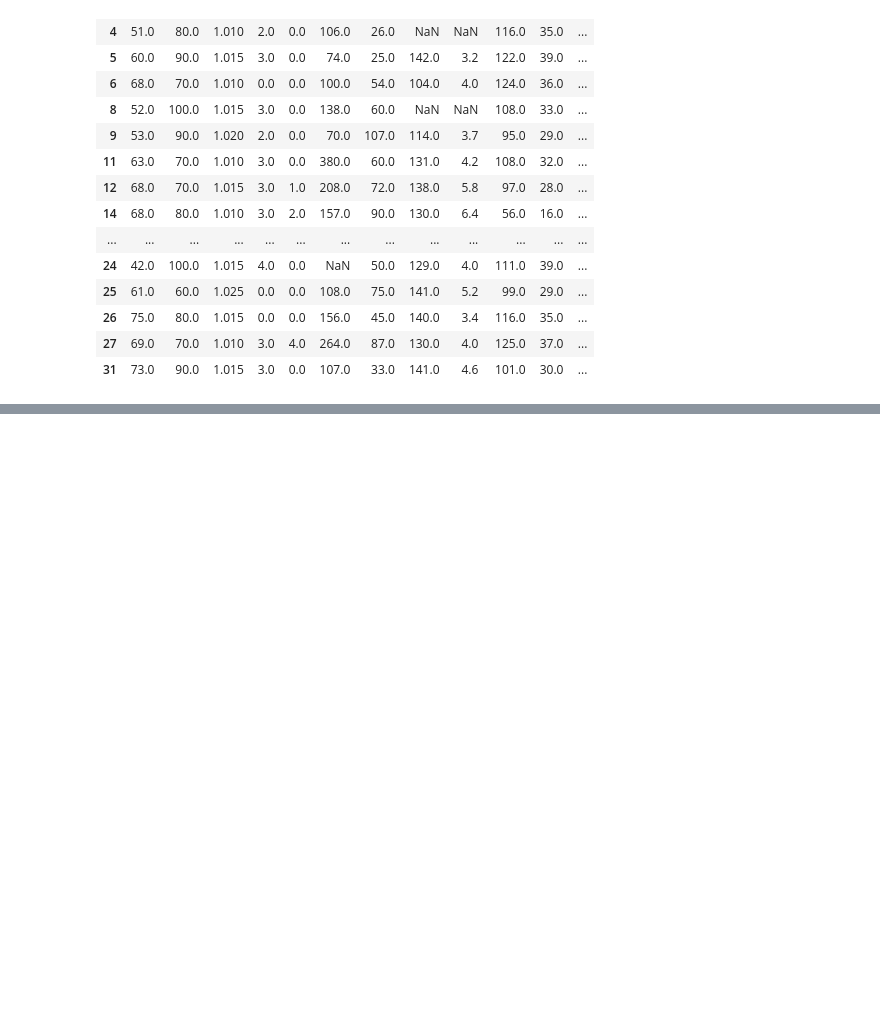
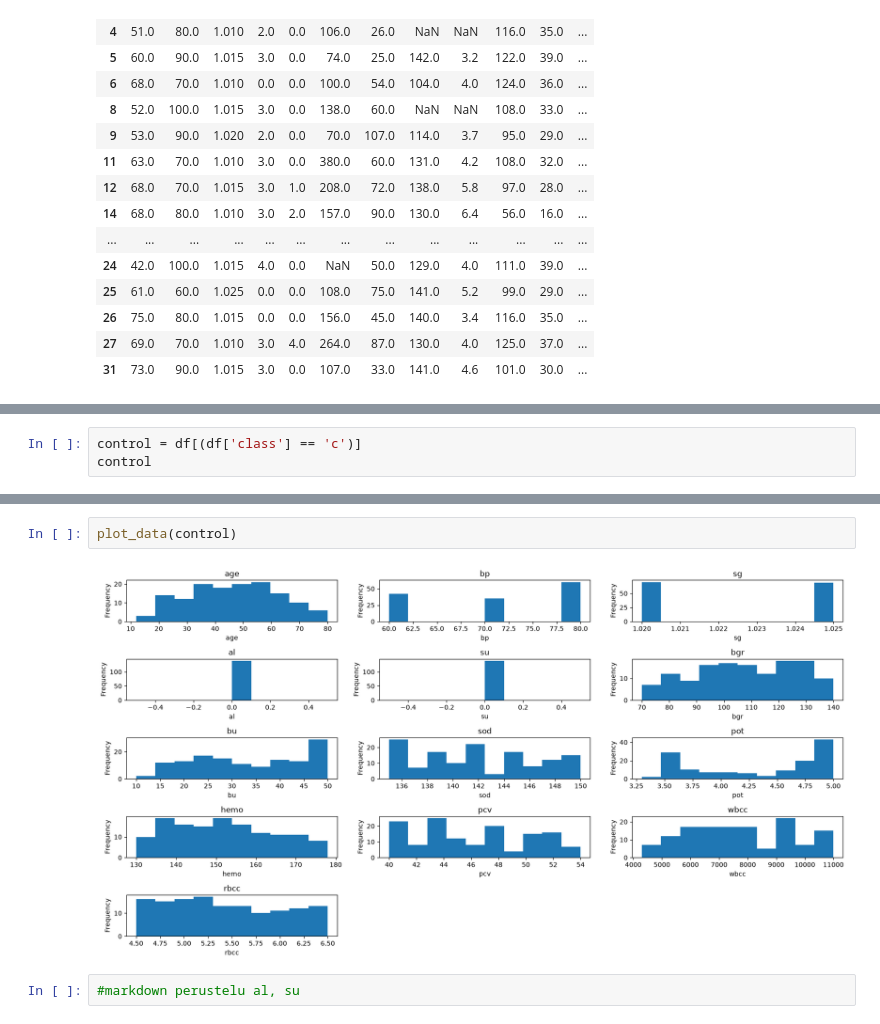
Before and after one commit to sandra-sanj/data_handling_and_mml_exercises, a Jupyter notebook: exercise_1.ipynb, the cells around one changed output, grey strips where cells are left out. Cells and saved outputs as stored; diff of their text form; blank space fills up the shorter version.

```diff
--- a/exercise_1.ipynb
+++ b/exercise_1.ipynb
@@ -261,0 +301,3 @@ df.head(20)
+# %%
+control = df[(df['class'] == 'c')]
+control
@@ -261,0 +379,6 @@ df.head(20)
+# %%
+plot_data(control)
+# %% [output]
+[figure, added]
+# %%
+#markdown perustelu al, su
```
Also changed, not shown: parts of 20 cells of this notebook.
